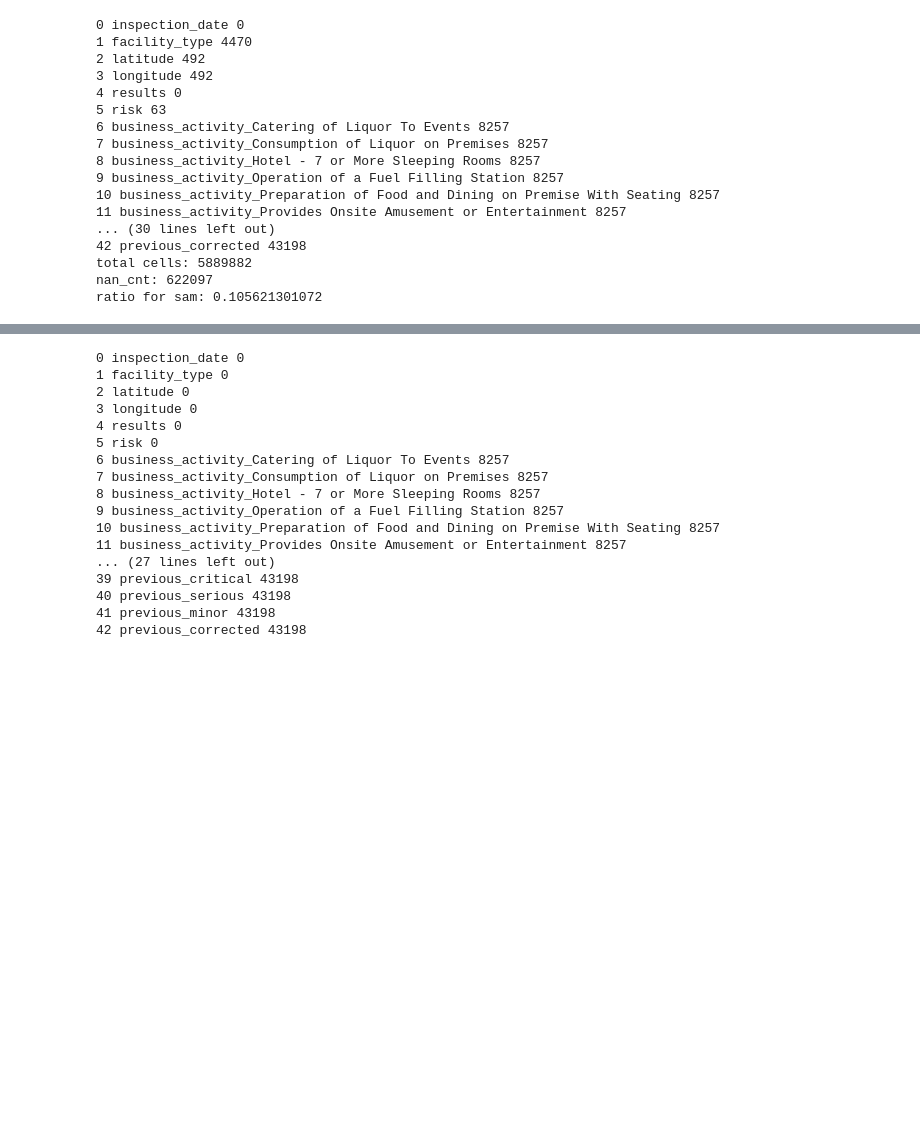
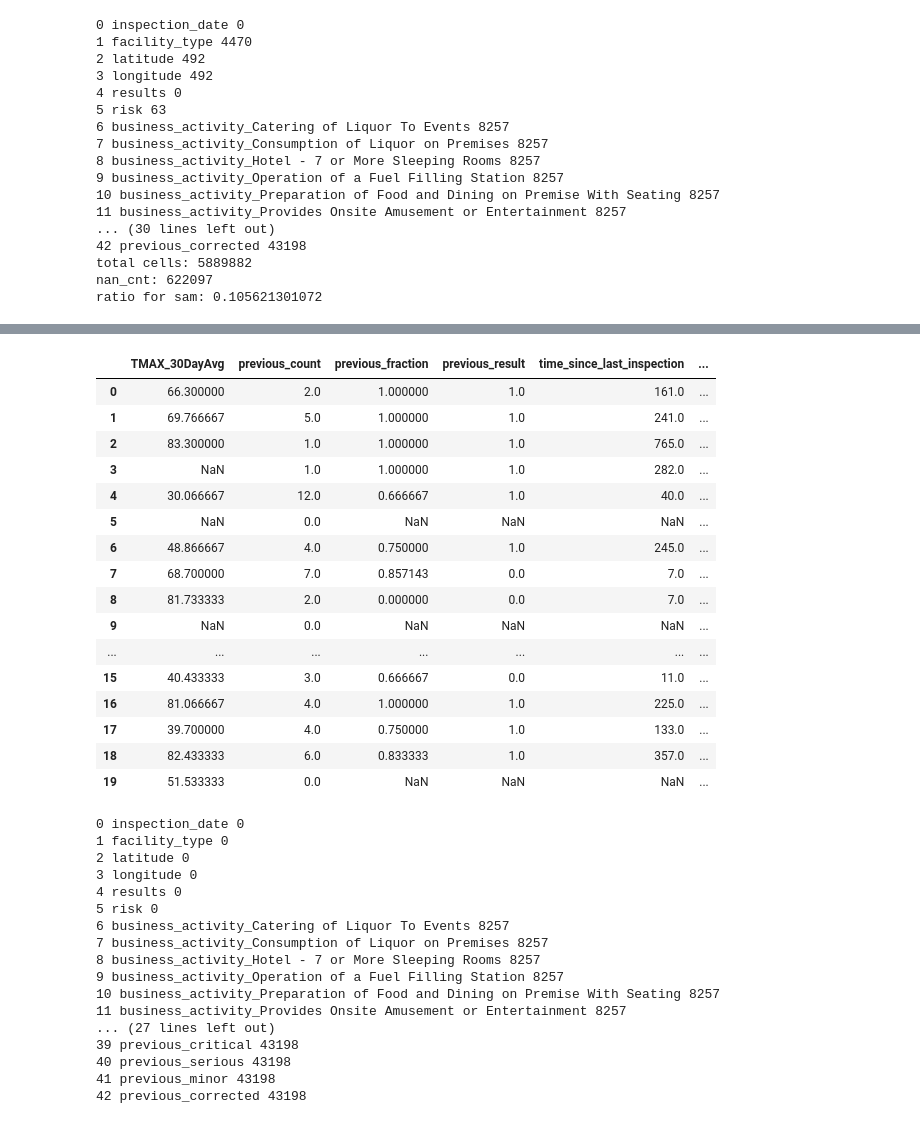
Before and after one commit to Fggw/downloader, a Jupyter notebook: ChicagoFoodInspection_CS109a_Final.ipynb, the cells around one changed output, grey strips where cells are left out. Cells and saved outputs as stored; diff of their text form; code cells hidden in the pictures; blank space fills up the shorter version.

```diff
--- a/ChicagoFoodInspection_CS109a_Final.ipynb
+++ b/ChicagoFoodInspection_CS109a_Final.ipynb
@@ -562,3 +765,23 @@ ratio for sam: 0.105621301072
+# %%
+data_sub.iloc[0:20, 32:]
+# %% [output]
+|  | TMAX_30DayAvg | previous_count | previous_fraction | previous_result | time_since_last_inspection | ... |
+| 0 | 66.300000 | 2.0 | 1.000000 | 1.0 | 161.0 | ... |
+| 1 | 69.766667 | 5.0 | 1.000000 | 1.0 | 241.0 | ... |
+| 2 | 83.300000 | 1.0 | 1.000000 | 1.0 | 765.0 | ... |
+| 3 | NaN | 1.0 | 1.000000 | 1.0 | 282.0 | ... |
+| 4 | 30.066667 | 12.0 | 0.666667 | 1.0 | 40.0 | ... |
+| 5 | NaN | 0.0 | NaN | NaN | NaN | ... |
+| 6 | 48.866667 | 4.0 | 0.750000 | 1.0 | 245.0 | ... |
+| 7 | 68.700000 | 7.0 | 0.857143 | 0.0 | 7.0 | ... |
+| 8 | 81.733333 | 2.0 | 0.000000 | 0.0 | 7.0 | ... |
+| 9 | NaN | 0.0 | NaN | NaN | NaN | ... |
+| ... | ... | ... | ... | ... | ... | ... |
+| 15 | 40.433333 | 3.0 | 0.666667 | 0.0 | 11.0 | ... |
+| 16 | 81.066667 | 4.0 | 1.000000 | 1.0 | 225.0 | ... |
+| 17 | 39.700000 | 4.0 | 0.750000 | 1.0 | 133.0 | ... |
+| 18 | 82.433333 | 6.0 | 0.833333 | 1.0 | 357.0 | ... |
+| 19 | 51.533333 | 0.0 | NaN | NaN | NaN | ... |
 # %%
 # temporary approach
 # gets complicated to repeatedly fit knn imputers for each feature, for each observation because
```
Also changed, not shown: parts of 16 cells of this notebook.
